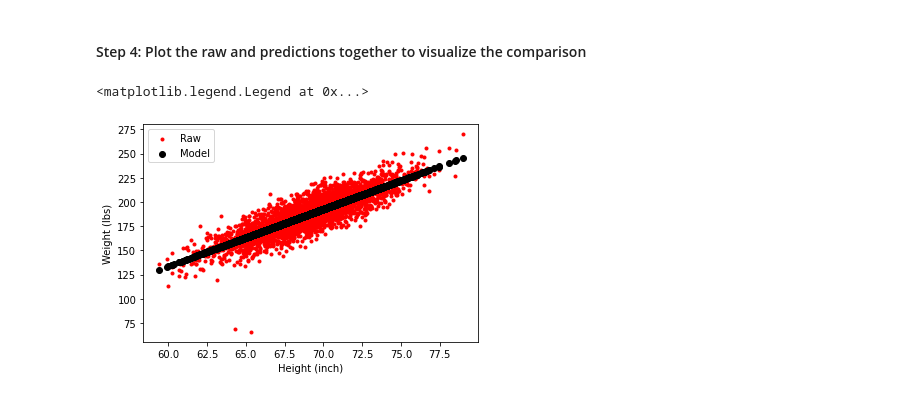
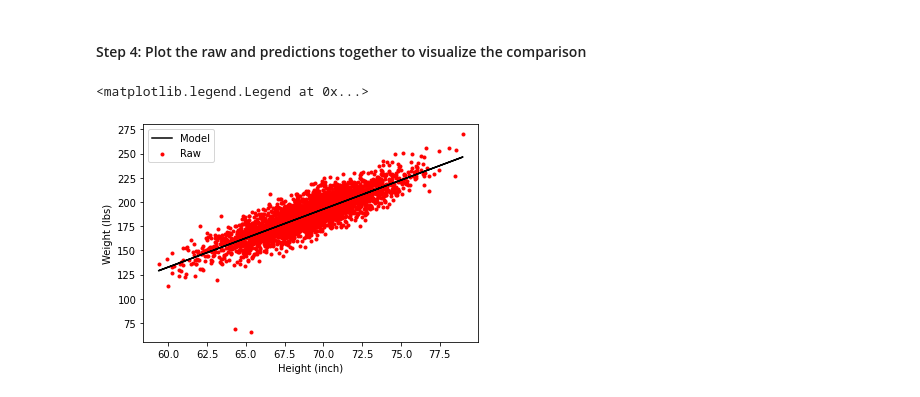
Before and after one commit to lalitroy/ML, a Jupyter notebook: linear_regression.ipynb, the cells around one changed output. Saved outputs shown, nothing was run; the diff lists cells and outputs as text; code cells hidden in the pictures.

```diff
--- a/linear_regression.ipynb
+++ b/linear_regression.ipynb
@@ -74,16 +74,16 @@ df['Weight_predicted'] = reg_model.predict(x)
 # %%
 # set axis titles
 plt.xlabel('Height (inch)')
 plt.ylabel('Weight (lbs)')
 
 # plot raw data
 plt.scatter(x,y,color='red',marker='.', label='Raw')
 
 # plot predictions
-plt.scatter(x, df['Weight_predicted'],color='black', label='Model')
+plt.plot(x, df['Weight_predicted'],color='black', label='Model')
 
 # display legends
 plt.legend()
 # %% [output]
 <matplotlib.legend.Legend at 0x...>
-[figure, old version]
+[figure, new version]
```
